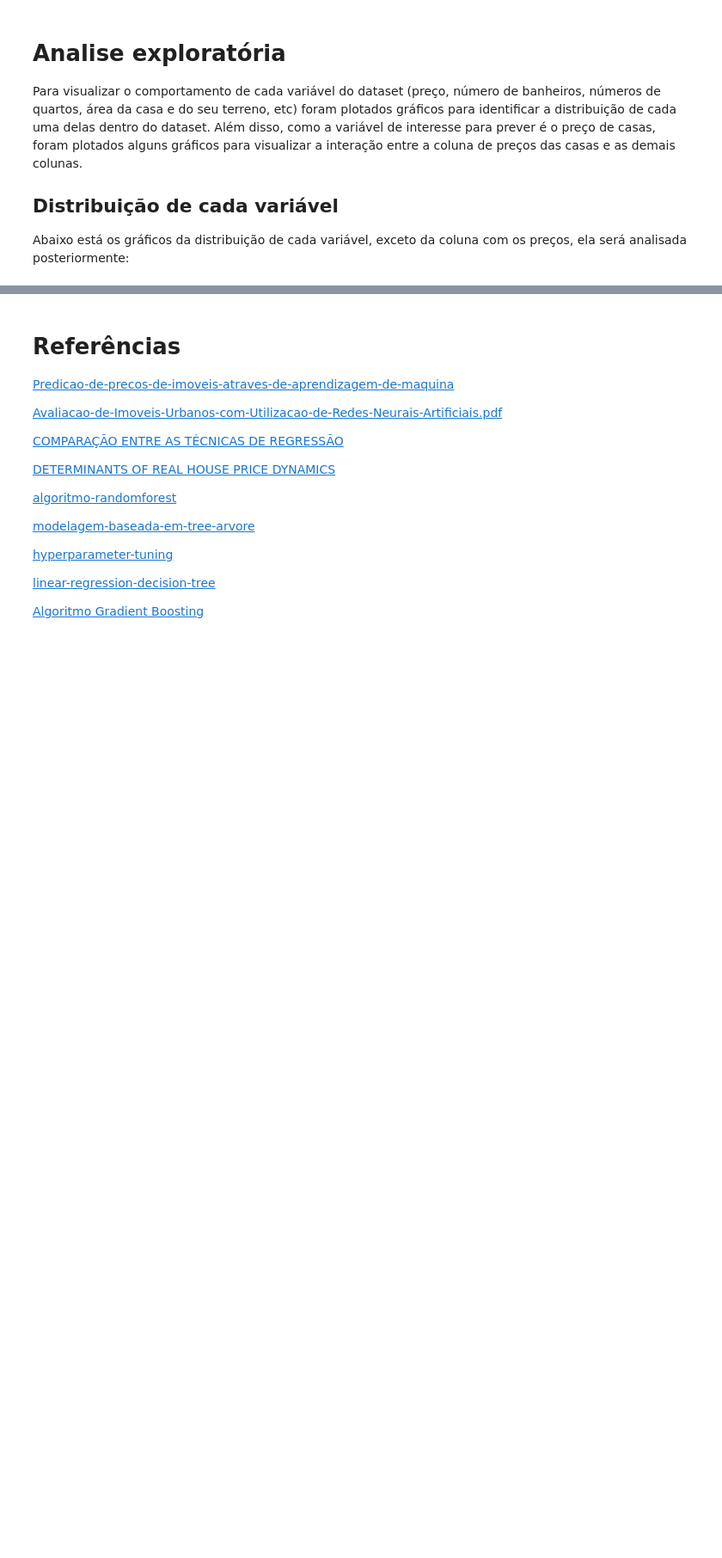
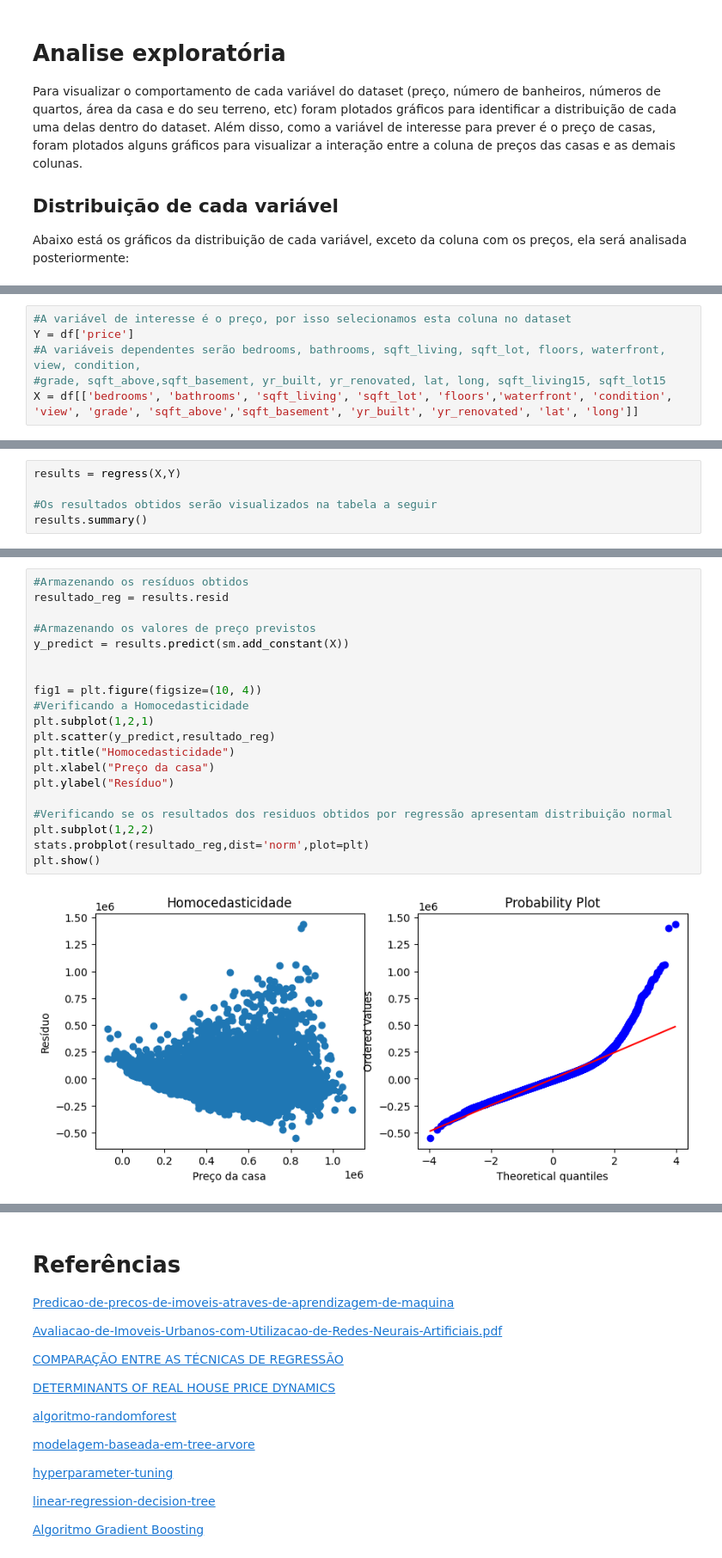
Before and after one commit to delattre1/house-pricing-prediction, a Jupyter notebook: projeto.ipynb, the cells around one changed output, grey strips where cells are left out. Shown at 86% size. Drawn from its saved outputs; the diff is of its cells as text; blank space fills up the shorter version.

```diff
--- a/projeto.ipynb
+++ b/projeto.ipynb
@@ -192,0 +211,6 @@ Abaixo está os gráficos da distribuição de cada variável, exceto da coluna
+# %%
+#A variável de interesse é o preço, por isso selecionamos esta coluna no dataset
+Y = df['price']
+#A variáveis dependentes serão bedrooms, bathrooms, sqft_living, sqft_lot, floors, waterfront, view, condition,
+#grade, sqft_above,sqft_basement, yr_built, yr_renovated, lat, long, sqft_living15, sqft_lot15
+X = df[['bedrooms', 'bathrooms', 'sqft_living', 'sqft_lot', 'floors','waterfront', 'condition', 'view', 'grade', 'sqft_above','sqft_basement', 'yr_built', 'yr_renovated', 'lat', 'long']]
@@ -192,0 +236,5 @@ Abaixo está os gráficos da distribuição de cada variável, exceto da coluna
+# %%
+results = regress(X,Y)
+
+#Os resultados obtidos serão visualizados na tabela a seguir
+results.summary()
@@ -192,0 +296,22 @@ Abaixo está os gráficos da distribuição de cada variável, exceto da coluna
+# %%
+#Armazenando os resíduos obtidos
+resultado_reg = results.resid
+
+#Armazenando os valores de preço previstos
+y_predict = results.predict(sm.add_constant(X))
+
+
+fig1 = plt.figure(figsize=(10, 4))
+#Verificando a Homocedasticidade
+plt.subplot(1,2,1)
+plt.scatter(y_predict,resultado_reg)
+plt.title("Homocedasticidade")
+plt.xlabel("Preço da casa")
+plt.ylabel("Resíduo")
+
+#Verificando se os resultados dos residuos obtidos por regressão apresentam distribuição normal
+plt.subplot(1,2,2)
+stats.probplot(resultado_reg,dist='norm',plot=plt)
+plt.show()
+# %% [output]
+[figure, added]
```
Also changed, not shown: parts of 21 cells of this notebook, 2 other files.
